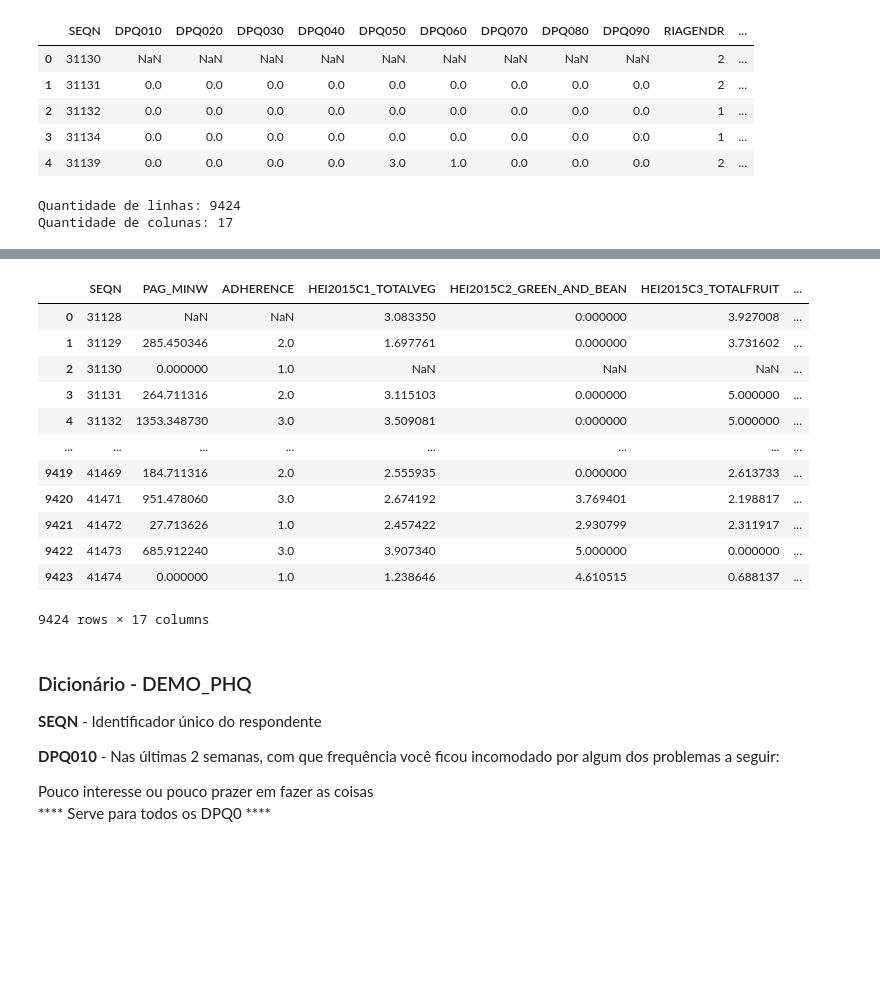
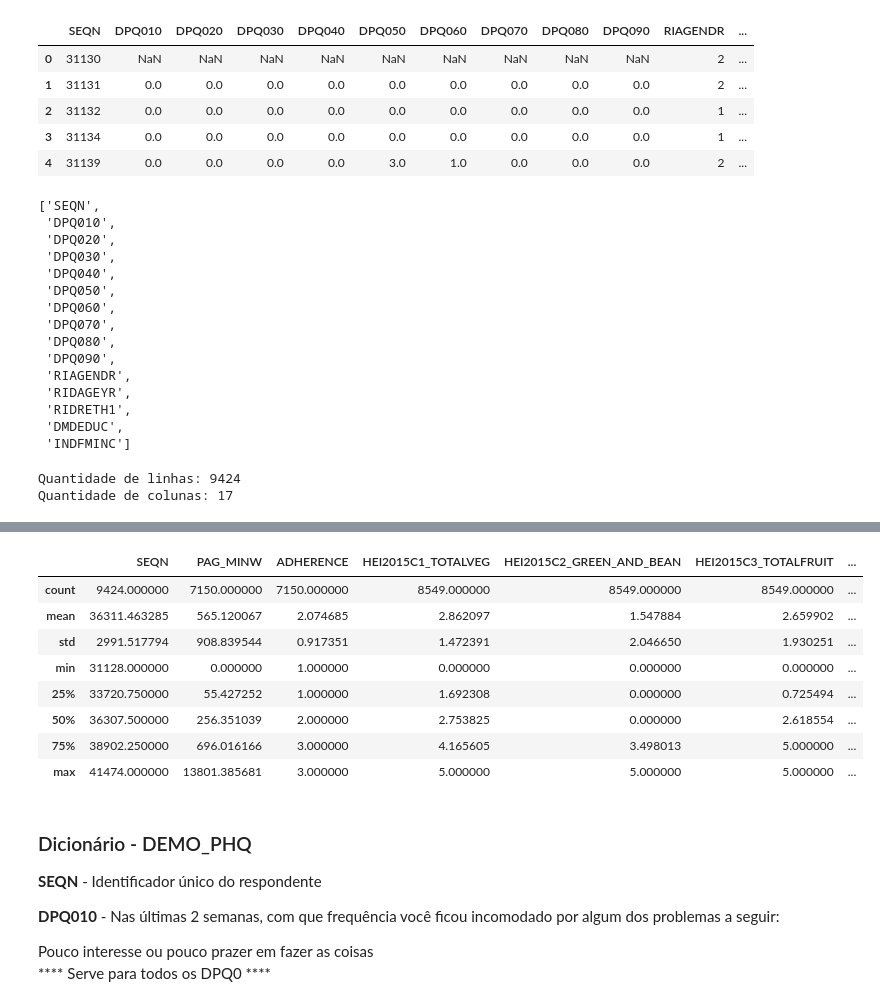
Before and after one commit to bernaRocha/ultima-School_portfolio, a Jupyter notebook: 02_transtorno-depressivo/01_tratando-dados.ipynb, the cells around one changed output, grey strips where cells are left out. Drawn from its saved outputs; the diff is of its cells as text; code cells hidden in the pictures; blank space fills up the shorter version.

```diff
--- a/02_transtorno-depressivo/01_tratando-dados.ipynb
+++ b/02_transtorno-depressivo/01_tratando-dados.ipynb
@@ -51,6 +52,24 @@ df_adultos.head()
 | 2 | 31132 | 0.0 | 0.0 | 0.0 | 0.0 | 0.0 | 0.0 | 0.0 | 0.0 | 0.0 | 1 | ... |
 | 3 | 31134 | 0.0 | 0.0 | 0.0 | 0.0 | 0.0 | 0.0 | 0.0 | 0.0 | 0.0 | 1 | ... |
 | 4 | 31139 | 0.0 | 0.0 | 0.0 | 0.0 | 3.0 | 1.0 | 0.0 | 0.0 | 0.0 | 2 | ... |
+# %%
+df_adultos.columns.format()
+# %% [output]
+['SEQN',
+ 'DPQ010',
+ 'DPQ020',
+ 'DPQ030',
+ 'DPQ040',
+ 'DPQ050',
+ 'DPQ060',
+ 'DPQ070',
+ 'DPQ080',
+ 'DPQ090',
+ 'RIAGENDR',
+ 'RIDAGEYR',
+ 'RIDRETH1',
+ 'DMDEDUC',
+ 'INDFMINC']
 # %%
 df_crianca_adulto = pd.read_csv('data/PAG_HEI.csv')
 # %%
@@ -80,21 +99,17 @@ Data columns (total 17 columns):
 dtypes: float64(16), int64(1)
 memory usage: 1.2 MB
 # %%
-df_crianca_adulto
+df_crianca_adulto.describe()
 # %% [output]
 |  | SEQN | PAG_MINW | ADHERENCE | HEI2015C1_TOTALVEG | HEI2015C2_GREEN_AND_BEAN | HEI2015C3_TOTALFRUIT | ... |
-| 0 | 31128 | NaN | NaN | 3.083350 | 0.000000 | 3.927008 | ... |
-| 1 | 31129 | 285.450346 | 2.0 | 1.697761 | 0.000000 | 3.731602 | ... |
-| 2 | 31130 | 0.000000 | 1.0 | NaN | NaN | NaN | ... |
-| 3 | 31131 | 264.711316 | 2.0 | 3.115103 | 0.000000 | 5.000000 | ... |
-| 4 | 31132 | 1353.348730 | 3.0 | 3.509081 | 0.000000 | 5.000000 | ... |
-| ... | ... | ... | ... | ... | ... | ... | ... |
-| 9419 | 41469 | 184.711316 | 2.0 | 2.555935 | 0.000000 | 2.613733 | ... |
-| 9420 | 41471 | 951.478060 | 3.0 | 2.674192 | 3.769401 | 2.198817 | ... |
-| 9421 | 41472 | 27.713626 | 1.0 | 2.457422 | 2.930799 | 2.311917 | ... |
-| 9422 | 41473 | 685.912240 | 3.0 | 3.907340 | 5.000000 | 0.000000 | ... |
-| 9423 | 41474 | 0.000000 | 1.0 | 1.238646 | 4.610515 | 0.688137 | ... |
+| count | 9424.000000 | 7150.000000 | 7150.000000 | 8549.000000 | 8549.000000 | 8549.000000 | ... |
+| mean | 36311.463285 | 565.120067 | 2.074685 | 2.862097 | 1.547884 | 2.659902 | ... |
+| std | 2991.517794 | 908.839544 | 0.917351 | 1.472391 | 2.046650 | 1.930251 | ... |
+| min | 31128.000000 | 0.000000 | 1.000000 | 0.000000 | 0.000000 | 0.000000 | ... |
+| 25% | 33720.750000 | 55.427252 | 1.000000 | 1.692308 | 0.000000 | 0.725494 | ... |
+| 50% | 36307.500000 | 256.351039 | 2.000000 | 2.753825 | 0.000000 | 2.618554 | ... |
+| 75% | 38902.250000 | 696.016166 | 3.000000 | 4.165605 | 3.498013 | 5.000000 | ... |
+| max | 41474.000000 | 13801.385681 | 3.000000 | 5.000000 | 5.000000 | 5.000000 | ... |
-9424 rows × 17 columns
 # %% [markdown]
 ### Dicionário - DEMO_PHQ
 
```
Also changed, not shown: parts of 13 cells of this notebook.
